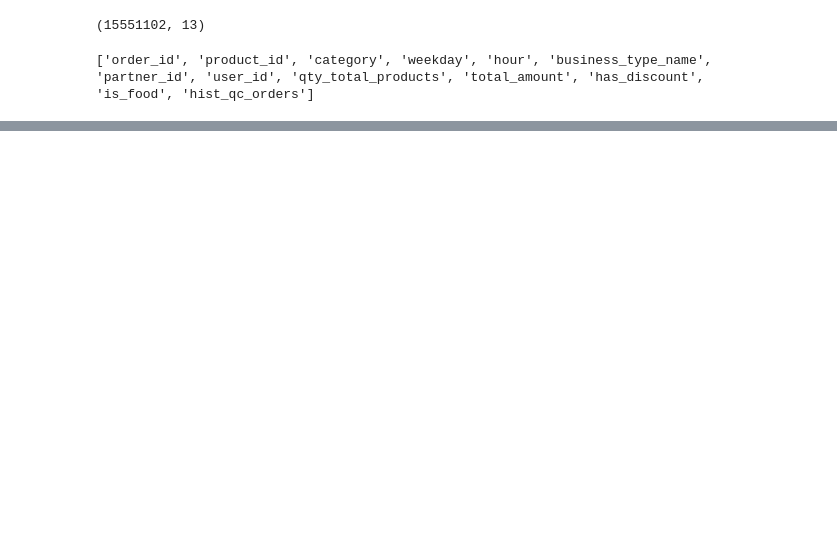
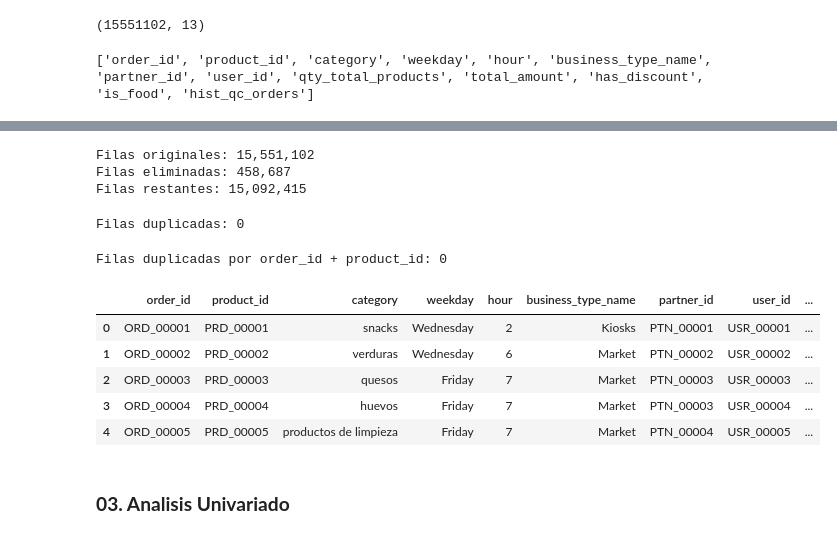
Before and after one commit to javiermagnone-lab/Javito, a Jupyter notebook: Taller_obligatorio_1.ipynb, the cells around one changed output, grey strips where cells are left out. Saved outputs shown, nothing was run; the diff lists cells and outputs as text; code cells hidden in the pictures; blank space fills up the shorter version.

```diff
--- a/Taller_obligatorio_1.ipynb
+++ b/Taller_obligatorio_1.ipynb
@@ -70,0 +174,54 @@ print(columns)
+# %%
+# Elimino las filas que tienen nulos
+
+df_clean = df.dropna(subset=["order_id"]).reset_index (drop=True)
+print(f"Filas originales: {len(df):,}")
+print(f"Filas eliminadas: {len(df) - len(df_clean):,}")
+print(f"Filas restantes: {len(df_clean):,}")
+# %% [output]
+Filas originales: 15,551,102
+Filas eliminadas: 458,687
+Filas restantes: 15,092,415
+# %%
+# Duplicados exactos (toda la fila igual) - Evaluo erorr de carga del dataset
+
+duplicados = df_clean[df_clean.duplicated(keep=False)]
+print(f"Filas duplicadas: {len(duplicados):,}")
+# %% [output]
+Filas duplicadas: 0
+# %%
+# Duplicados por clave: order_id + product_id
+
+dup_clave = df_clean[df_clean.duplicated(subset=['order_id', 'product_id'], keep=False)]
+print(f"Filas duplicadas por order_id + product_id: {len(dup_clave):,}")
+# %% [output]
+Filas duplicadas por order_id + product_id: 0
+# %%
+#Copio el dataset
+
+df = df_clean.copy()
+# %%
+# Mapeo de IDs.
+
+id_cols = ['order_id', 'product_id', 'partner_id', 'user_id']
+
+prefijos = {
+    'order_id':   'ORD',
+    'product_id': 'PRD',
+    'partner_id': 'PTN',
+    'user_id':    'USR'
+}
+
+for col in id_cols:
+    mapping = {v: f"{prefijos[col]}_{i+1:05d}" for i, v in enumerate(df[col].unique())}
+    df[col] = df[col].map(mapping)
+df.head()
+# %% [output]
+|  | order_id | product_id | category | weekday | hour | business_type_name | partner_id | user_id | ... |
+| 0 | ORD_00001 | PRD_00001 | snacks | Wednesday | 2 | Kiosks | PTN_00001 | USR_00001 | ... |
+| 1 | ORD_00002 | PRD_00002 | verduras | Wednesday | 6 | Market | PTN_00002 | USR_00002 | ... |
+| 2 | ORD_00003 | PRD_00003 | quesos | Friday | 7 | Market | PTN_00003 | USR_00003 | ... |
+| 3 | ORD_00004 | PRD_00004 | huevos | Friday | 7 | Market | PTN_00003 | USR_00004 | ... |
+| 4 | ORD_00005 | PRD_00005 | productos de limpieza | Friday | 7 | Market | PTN_00004 | USR_00005 | ... |
+# %% [markdown]
+### **03.  Analisis Univariado**
```
Also changed, not shown: parts of 10 cells of this notebook.
